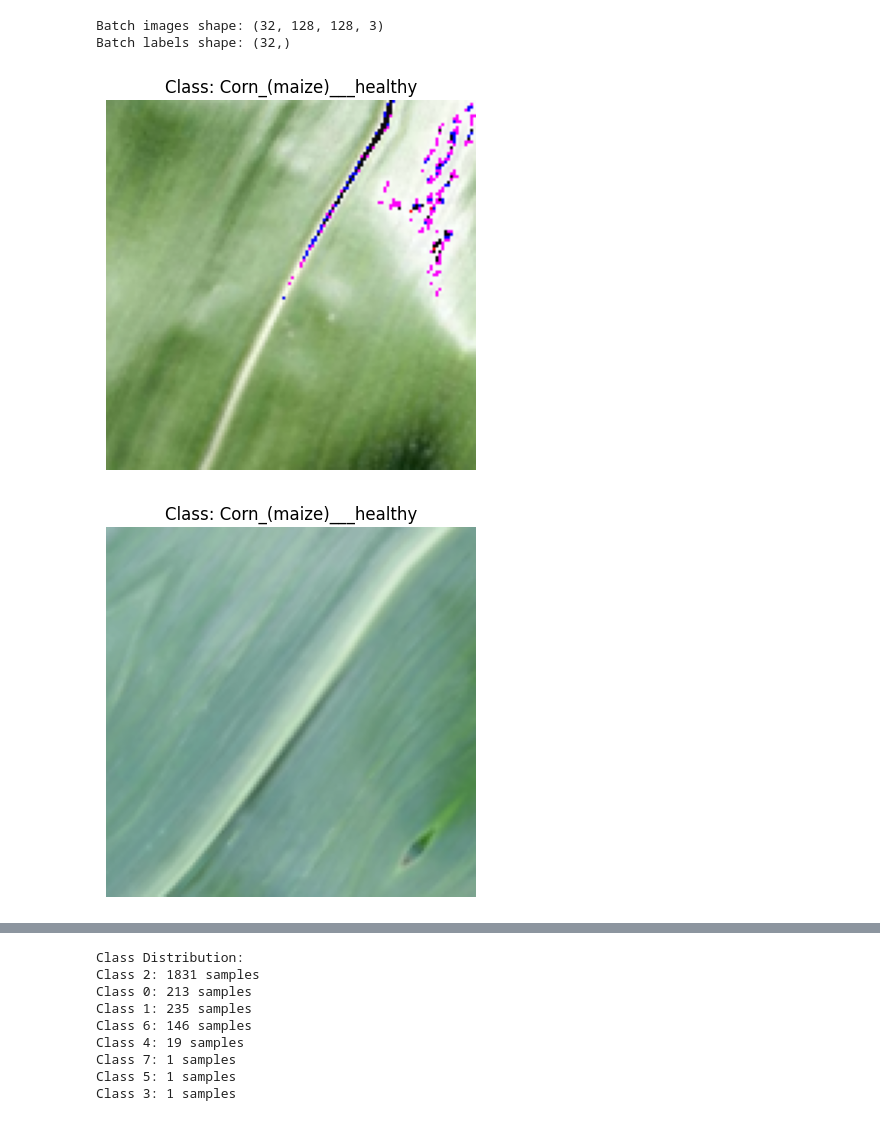
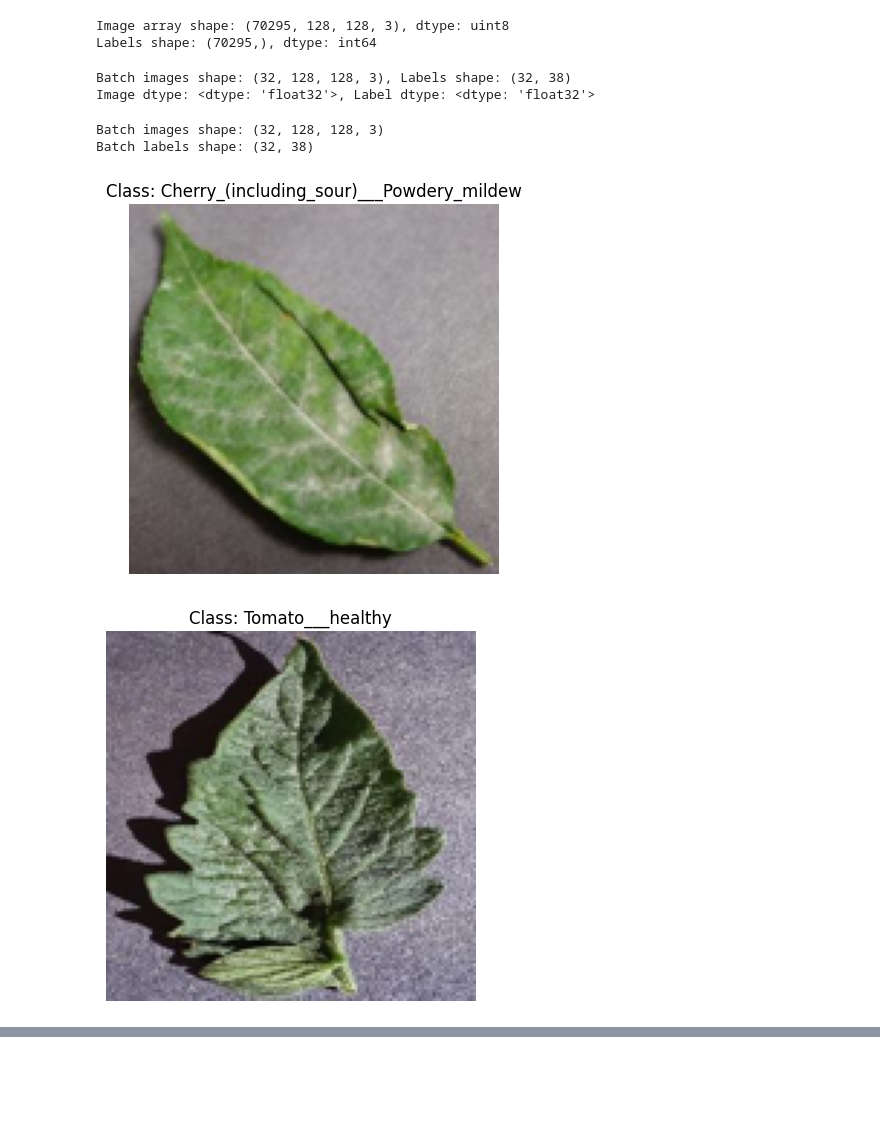
Before and after one commit to PhilipFelizarta/AAI-521-Final, a Jupyter notebook: model_test.ipynb, the cells around one changed output, grey strips where cells are left out. Saved outputs shown, nothing was run; the diff lists cells and outputs as text; code cells hidden in the pictures; blank space fills up the shorter version.

Commit message:
Trained model, and expanded model_test.ipynb

```diff
--- a/model_test.ipynb
+++ b/model_test.ipynb
@@ -75,17 +72,54 @@ WARNING:tensorflow:Using a while_loop for converting AdjustContrastv2 cause Inpu
+# %%
+print(f"Image array shape: {image_array.shape}, dtype: {image_array.dtype}")
+print(f"Labels shape: {labels.shape}, dtype: {labels.dtype}")
+# %% [output]
+Image array shape: (70295, 128, 128, 3), dtype: uint8
+Labels shape: (70295,), dtype: int64
+# %%
+from tensorflow.keras.utils import to_categorical
+from sklearn.model_selection import train_test_split
+
+num_classes = 38
+
+labels_one_hot = to_categorical(labels, num_classes=num_classes)
+
+# Split data
+val_split = 0.2
+train_images, val_images, train_labels, val_labels = train_test_split(
+    image_array, labels_one_hot, test_size=val_split, random_state=42
+)
+
+# Create separate datasets
+train_dataset = model.create_generator(train_images, train_labels,
+                                       batch_size=batch_size,
+                                       input_shape=input_shape).repeat()
+
+val_dataset = model.create_generator(val_images, val_labels,
+                                     batch_size=batch_size,
+                                     input_shape=input_shape).repeat()
+
+for images, lbls in train_dataset.take(1):
+    print(f"Batch images shape: {images.shape}, Labels shape: {lbls.shape}")
+    print(f"Image dtype: {images.dtype}, Label dtype: {lbls.dtype}")
+# %% [output]
+Batch images shape: (32, 128, 128, 3), Labels shape: (32, 38)
+Image dtype: <dtype: 'float32'>, Label dtype: <dtype: 'float32'>
 # %%
-for batch_images, batch_labels in augmented_dataset.take(1):  # Take one batch
+for batch_images, batch_labels in train_dataset.take(1):  # Take one batch
     print("Batch images shape:", batch_images.shape)
     print("Batch labels shape:", batch_labels.shape)
 
     for i in range(5):
         img = batch_images[i].numpy()
         img = (img * 255).astype("uint8")
         plt.imshow(img)
-        plt.title(f"Class: {label_encoder.inverse_transform([batch_labels[i].numpy()])[0]}")
+        # Flatten the label array before using inverse_transform
+        class_label = label_encoder.inverse_transform(batch_labels[i].numpy().argmax(axis=0).reshape(-1))[0]
+        plt.title(f"Class: {class_label}")
         plt.axis('off')
         plt.show()
 # %% [output]
 Batch images shape: (32, 128, 128, 3)
-Batch labels shape: (32,)
+Batch labels shape: (32, 38)
-[figure, old version]
+[figure, new version]
-[figure, old version]
+[figure, new version]
@@ -96,15 +130,6 @@ Batch labels shape: (32,)
 import collections
 
 def analyze_class_distribution(dataset):
-    """
-    Analyzes the class distribution in a TensorFlow dataset.
-
-    Parameters:
-        dataset (tf.data.Dataset): The dataset to analyze.
-
-    Returns:
-        None: Prints the class counts.
-    """
     class_counts = collections.Counter()
 
     # Iterate over the dataset to count labels
@@ -119,14 +144,4 @@ def analyze_class_distribution(dataset):
         print(f"Class {label}: {count} samples")
 
 # Analyze the augmented dataset
-analyze_class_distribution(augmented_dataset)
+# analyze_class_distribution(train_dataset)
-# %% [output]
-Class Distribution:
-Class 2: 1831 samples
-Class 0: 213 samples
-Class 1: 235 samples
-Class 6: 146 samples
-Class 4: 19 samples
-Class 7: 1 samples
-Class 5: 1 samples
-Class 3: 1 samples
```
Also changed, not shown: parts of 8 cells of this notebook, 5 other files.
